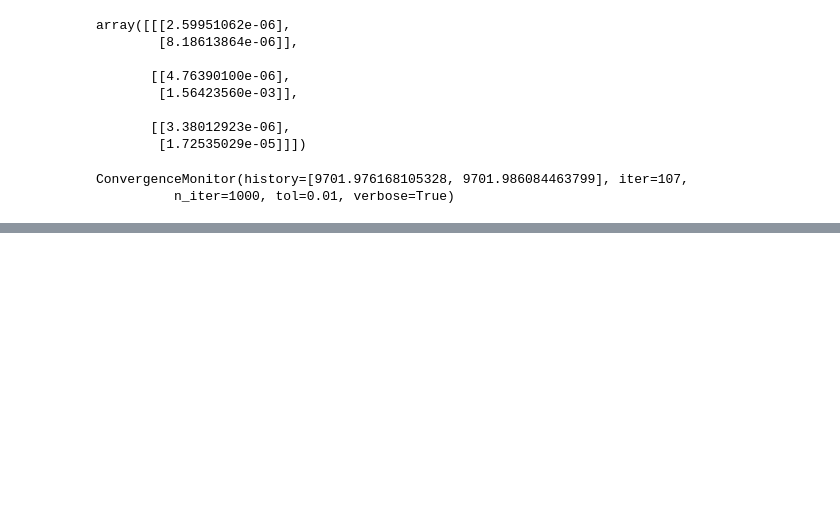
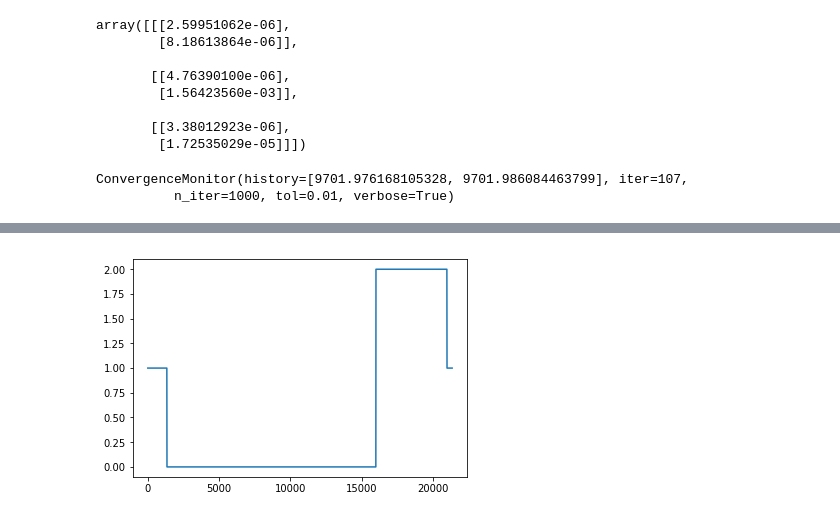
Before and after one commit to RotoPower/hmm-for-industries-study, a Jupyter notebook: GMMHMM NASA Bearing.ipynb, the cells around one changed output, grey strips where cells are left out. Drawn from its saved outputs; the diff is of its cells as text; code cells hidden in the pictures; blank space fills up the shorter version.

```diff
--- a/GMMHMM NASA Bearing.ipynb
+++ b/GMMHMM NASA Bearing.ipynb
@@ -169,0 +175,11 @@ ConvergenceMonitor(history=[9701.976168105328, 9701.986084463799], iter=107,
+# %%
+# waktu
+minutes = []
+time = 0
+for i in range(2156):
+    minutes.append(time)
+    if i < 43:
+        time += 5
+    else:
+        time += 10
+type(minutes)
@@ -169,0 +188,3 @@ ConvergenceMonitor(history=[9701.976168105328, 9701.986084463799], iter=107,
+# %%
+data.index = minutes
+data.index.name = 'time'
@@ -169,0 +201,8 @@ ConvergenceMonitor(history=[9701.976168105328, 9701.986084463799], iter=107,
+# %%
+# mendefinisikan data x y graph
+x = data.index
+y = best_model.predict(data[6].values.reshape(-1, 1))
+plt.plot(x, y)
+plt.show()
+# %% [output]
+[figure, added]
```
Also changed, not shown: parts of 18 cells of this notebook, 1 other file.
